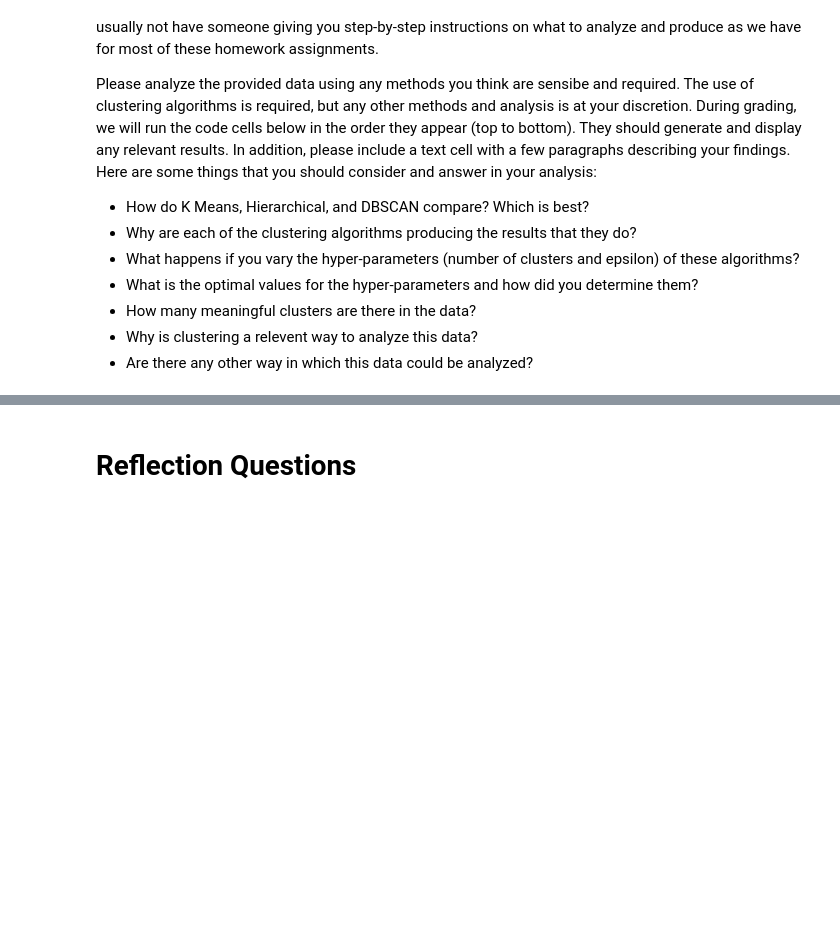
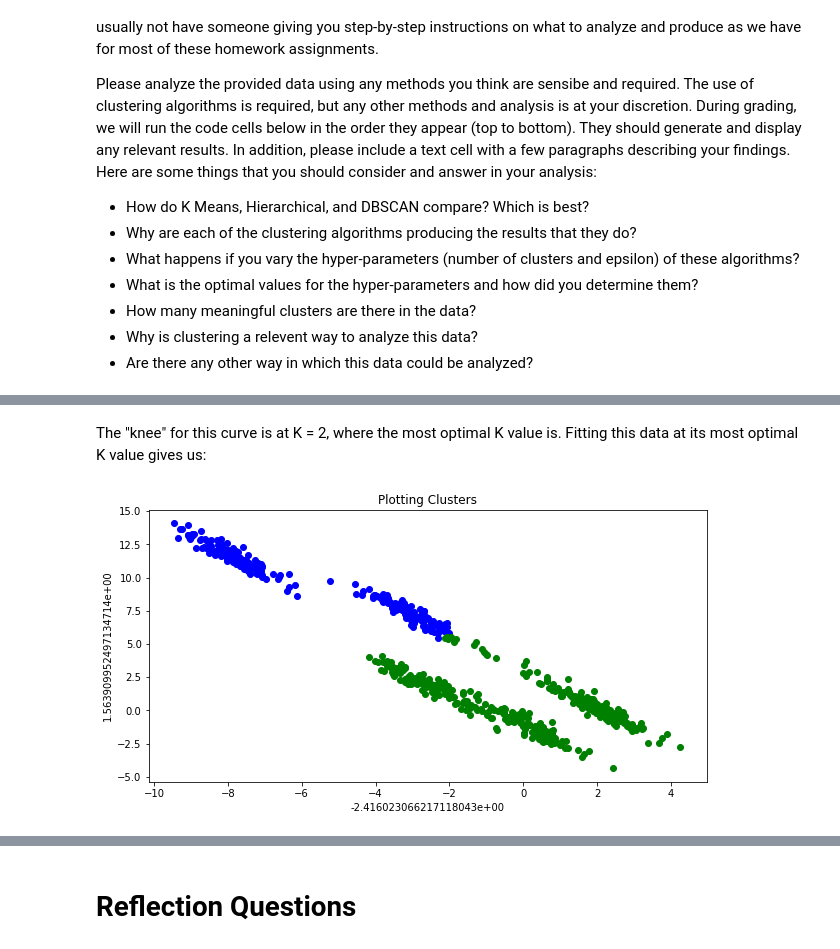
Before and after one commit to MuhammadM20/example-notebooks, a Jupyter notebook: UNIV_3360_Clustering_Homework.ipynb, the cells around one changed output, grey strips where cells are left out. Saved outputs shown, nothing was run; the diff lists cells and outputs as text; code cells hidden in the pictures; blank space fills up the shorter version.

```diff
--- a/UNIV_3360_Clustering_Homework.ipynb
+++ b/UNIV_3360_Clustering_Homework.ipynb
@@ -218,0 +259,11 @@ data_path = "https://raw.githubusercontent.com/univ-3360-vu-smartcities/example-
+# %% [markdown]
+The "knee" for this curve is at K = 2, where the most optimal K value is. Fitting this data at its most optimal K value gives us:
+# %%
+k_means = KMeans(n_clusters=2, random_state=4)
+k_means.fit(unk_data)
+
+k_means_labels = k_means.labels_
+
+plot_cluster(unk_data, k_means_labels, "Plotting Clusters")
+# %% [output]
+[figure, added]
```
Also changed, not shown: parts of 15 cells of this notebook.
